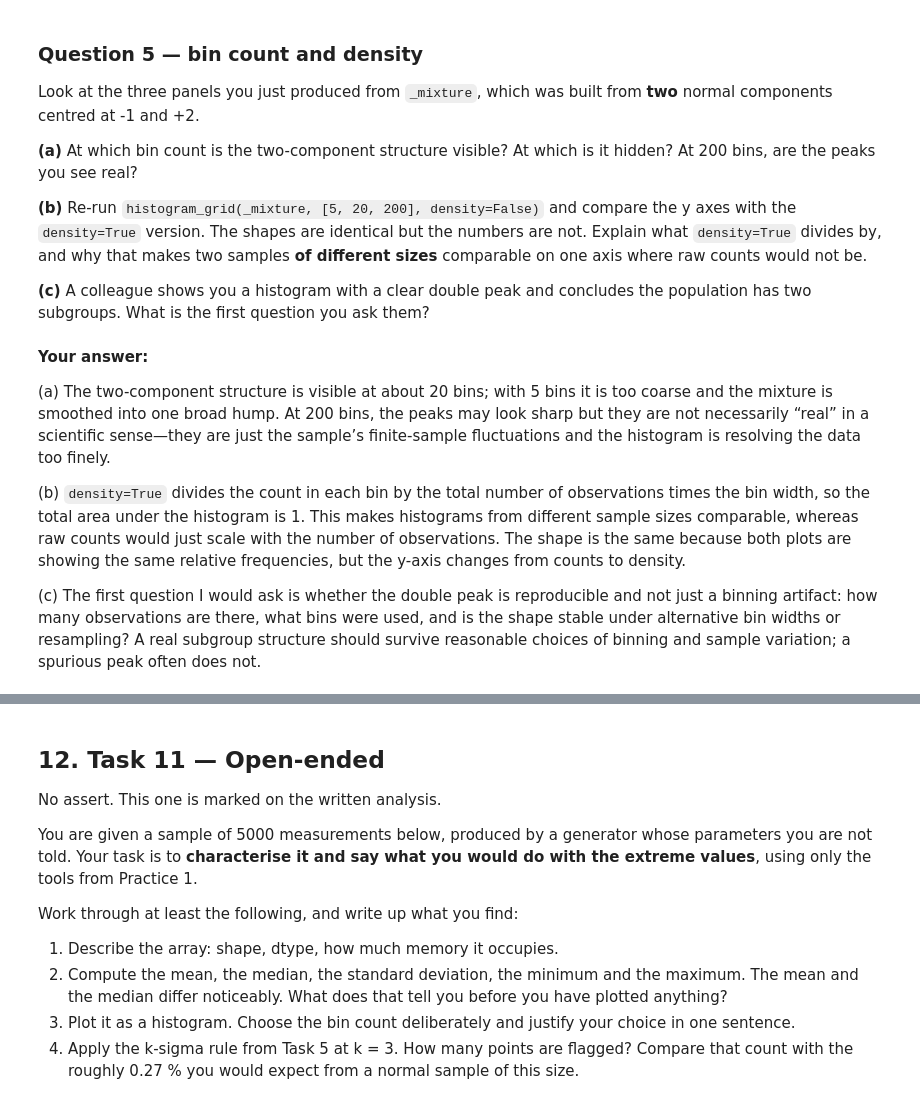
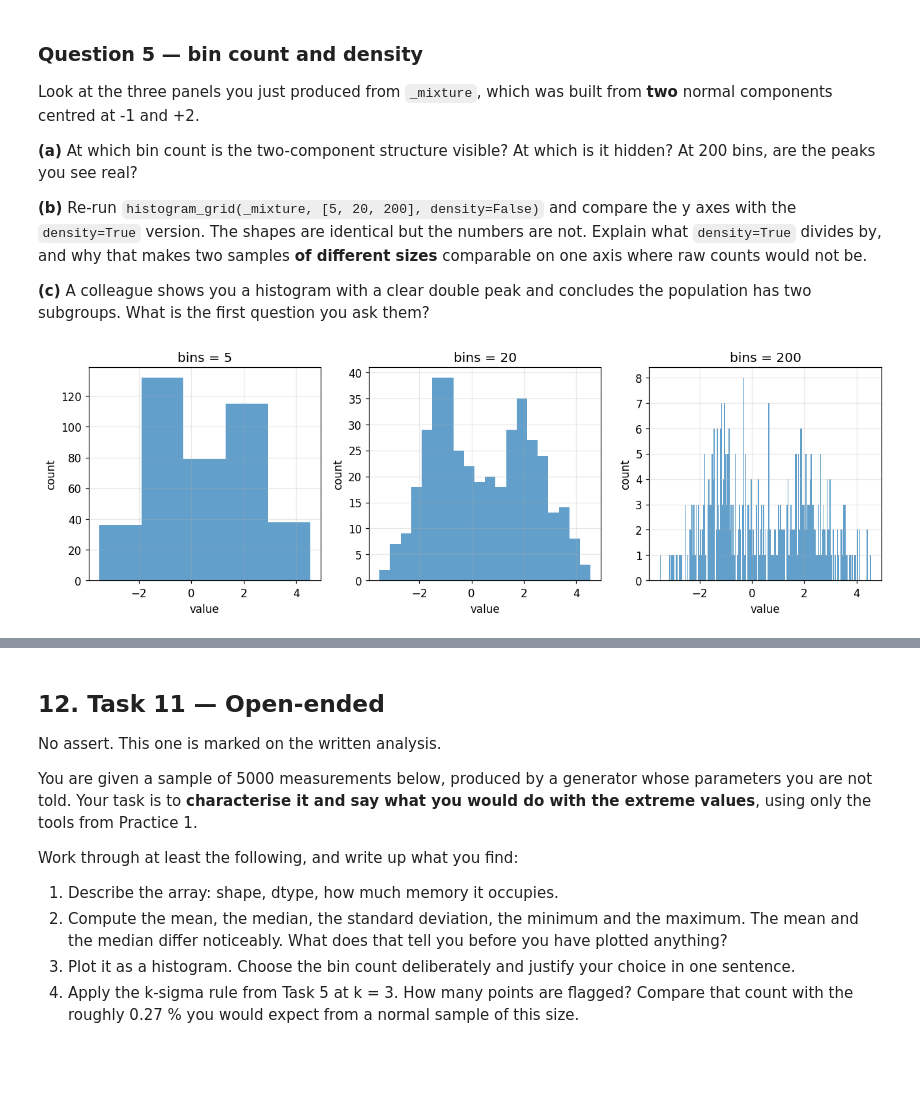
Before and after one commit to ostapenkooleksandr-hash/ida-practice-3d, a Jupyter notebook: practice/1/1-homework.ipynb, the cells around one changed output, grey strips where cells are left out. Saved outputs shown, nothing was run; the diff lists cells and outputs as text; code cells hidden in the pictures; blank space fills up the shorter version.

```diff
--- a/practice/1/1-homework.ipynb
+++ b/practice/1/1-homework.ipynb
@@ -609,16 +694,36 @@ def histogram_grid(sample, bin_counts, density):
 
     Return (fig, axes).
     """
-    fig, axes = plt.subplots(1, len(bin_counts), figsize=(14, 4), sharey=False)
-    if len(bin_counts) == 1:
-        axes = np.atleast_1d(axes)
-    for ax, bins in zip(axes, bin_counts):
-        ax.hist(sample, bins=bins, density=density, alpha=0.8)
+    import matplotlib.pyplot as plt
+import numpy as np
+
+def histogram_grid(sample, bin_counts, density):
+    """Plot `sample` as a histogram once per entry in `bin_counts`.
+
+    One Figure, len(bin_counts) Axes in a single row. Panel i uses
+    bins=bin_counts[i] and the given `density` flag for every panel.
+
+    Each Axes needs an x label, a y label, and a title naming its bin count.
+    The y label must say 'density' when density is True and 'count' when it
+    is False, because those are different quantities.
+
+    Return (fig, axes).
+    """
+    n_panels = len(bin_counts)
+    fig, axes = plt.subplots(1, n_panels, figsize=(4 * n_panels, 4), squeeze=False)
+    axes_flat = axes[0]
+
+    y_label = 'density' if density else 'count'
+
+    for ax, b in zip(axes_flat, bin_counts):
+        ax.hist(sample, bins=b, density=density, alpha=0.7)
         ax.set_xlabel('value')
-        ax.set_ylabel('density' if density else 'count')
-        ax.set_title(f'{bins} bins')
+        ax.set_ylabel(y_label)
+        ax.set_title(f'bins = {b}')
+
     fig.tight_layout()
-    return fig, axes
+    return fig, axes_flat
+    raise NotImplementedError("Task 10")
 # %%
 # A deliberately awkward sample: two overlapping normals, 400 points.
 _mixture = np.concatenate([
@@ -668,8 +771,4 @@ ask them?
-# %% [markdown]
-**Your answer:**
-
-(a) The two-component structure is visible at about 20 bins; with 5 bins it is too coarse and the mixture is smoothed into one broad hump. At 200 bins, the peaks may look sharp but they are not necessarily “real” in a scientific sense—they are just the sample’s finite-sample fluctuations and the histogram is resolving the data too finely.
-
-(b) `density=True` divides the count in each bin by the total number of observations times the bin width, so the total area under the histogram is 1. This makes histograms from different sample sizes comparable, whereas raw counts would just scale with the number of observations. The shape is the same because both plots are showing the same relative frequencies, but the y-axis changes from counts to density.
-
-(c) The first question I would ask is whether the double peak is reproducible and not just a binning artifact: how many observations are there, what bins were used, and is the shape stable under alternative bin widths or resampling? A real subgroup structure should survive reasonable choices of binning and sample variation; a spurious peak often does not.
+# %%
+_fig, _axes = histogram_grid(_mixture, [5, 20, 200], density=False)
+# %% [output]
+[figure, added]
```
Also changed, not shown: parts of 37 cells of this notebook.
